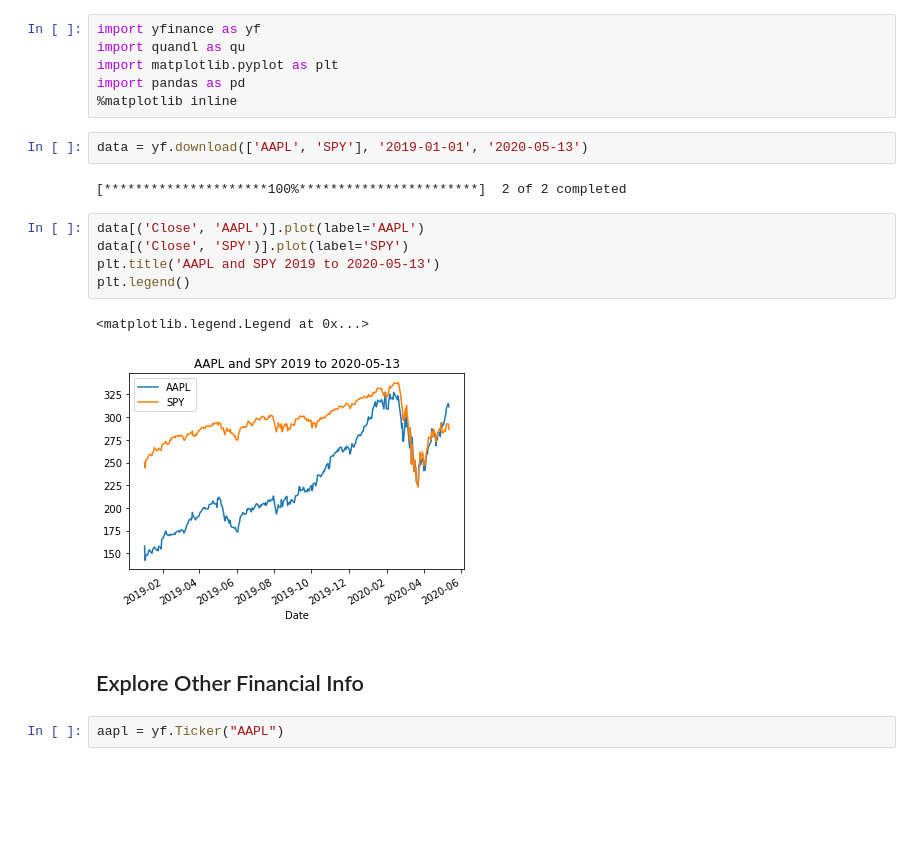
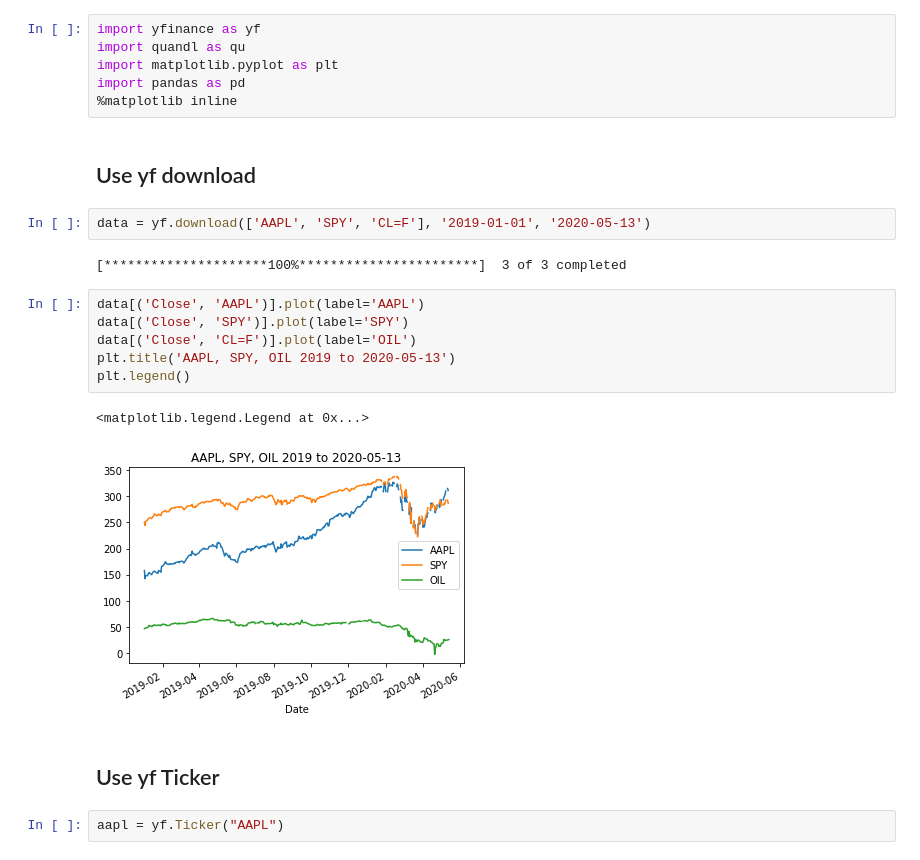
Before and after one commit to acarnes/s_trig, a Jupyter notebook: notebooks/plot_stocks_amc.ipynb, the cells around one changed output. Drawn from its saved outputs; the diff is of its cells as text; blank space fills up the shorter version.

```diff
--- a/notebooks/plot_stocks_amc.ipynb
+++ b/notebooks/plot_stocks_amc.ipynb
@@ -6,20 +6,23 @@ import quandl as qu
 import matplotlib.pyplot as plt
 import pandas as pd
 %matplotlib inline
+# %% [markdown]
+## Use yf download
 # %%
-data = yf.download(['AAPL', 'SPY'], '2019-01-01', '2020-05-13')
+data = yf.download(['AAPL', 'SPY', 'CL=F'], '2019-01-01', '2020-05-13')
 # %% [output]
-[*********************100%***********************]  2 of 2 completed
+[*********************100%***********************]  3 of 3 completed
 # %%
 data[('Close', 'AAPL')].plot(label='AAPL')
 data[('Close', 'SPY')].plot(label='SPY')
-plt.title('AAPL and SPY 2019 to 2020-05-13')
+data[('Close', 'CL=F')].plot(label='OIL')
+plt.title('AAPL, SPY, OIL 2019 to 2020-05-13')
 plt.legend()
 # %% [output]
 <matplotlib.legend.Legend at 0x...>
-[figure, old version]
+[figure, new version]
-# %% [markdown]
-## Explore Other Financial Info
+# %% [markdown]
+## Use yf Ticker
 # %%
 aapl = yf.Ticker("AAPL")
 # %%
```
Also changed, not shown: parts of 1 cell of this notebook, 1 other file.
